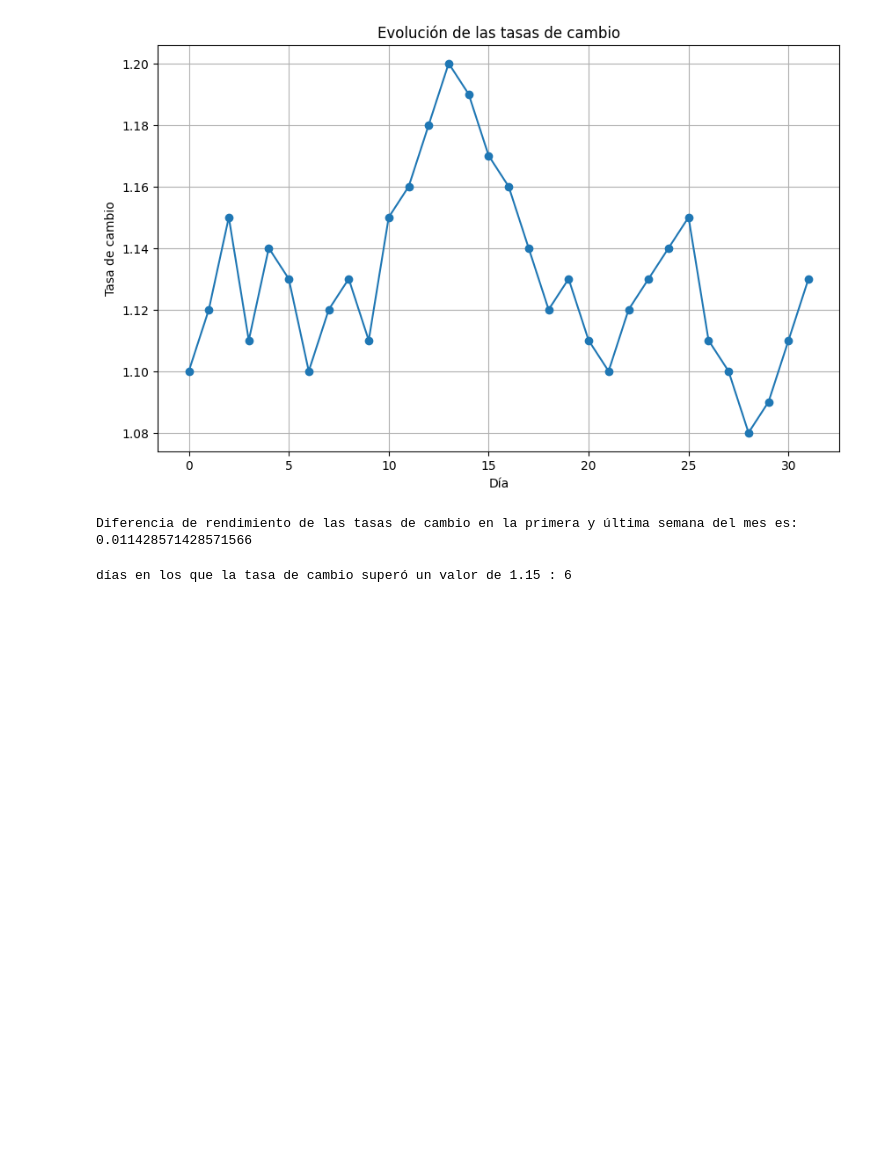
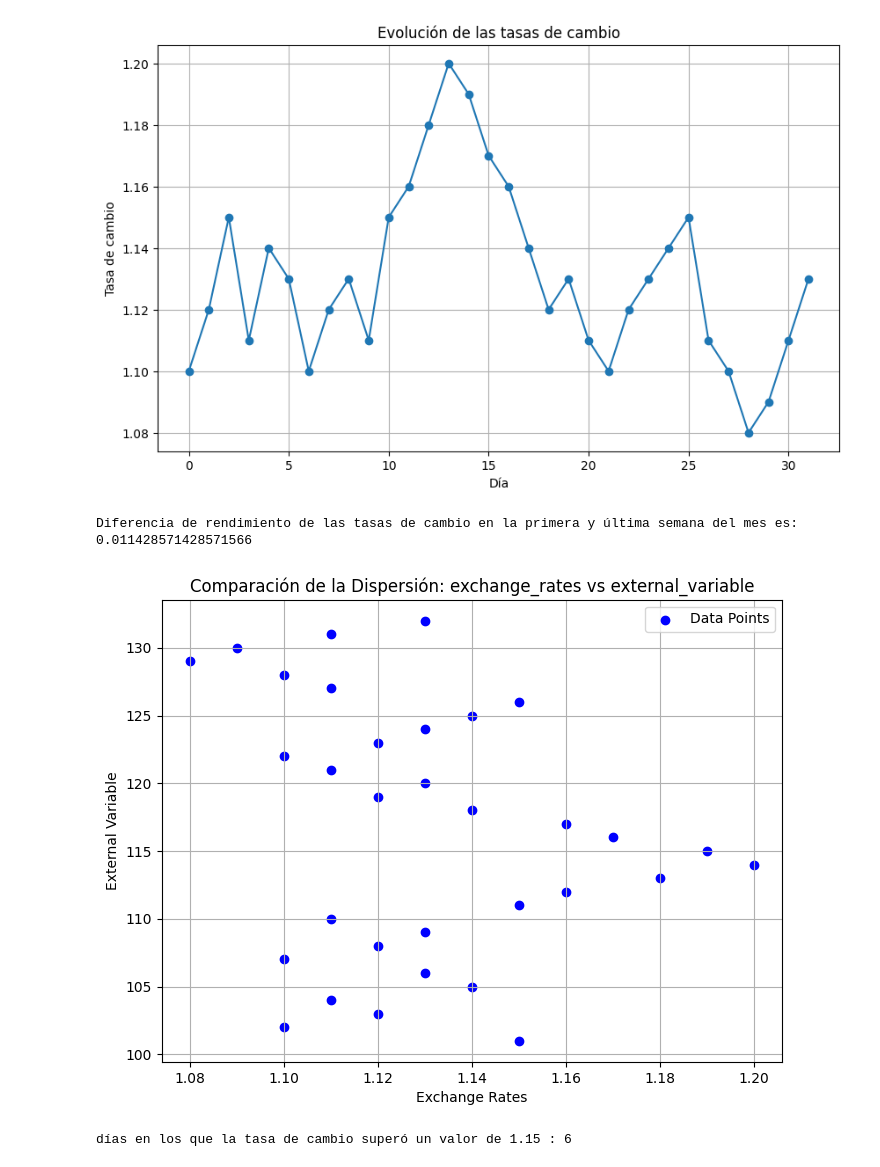
Before and after one commit to germanztz/data-science-uoc-curso, a Jupyter notebook: laboratorios/lab_prov/numpy/numpy.ipynb, the cells around one changed output. Drawn from its saved outputs; the diff is of its cells as text; code cells hidden in the pictures; blank space fills up the shorter version.

```diff
--- a/laboratorios/lab_prov/numpy/numpy.ipynb
+++ b/laboratorios/lab_prov/numpy/numpy.ipynb
@@ -158,6 +158,22 @@ Diferencia de rendimiento de las tasas de cambio en la primera y última semana
 # %%
 
 # 8. Calcular la correlación de las tasas de cambio con respecto a una variable externa (por ejemplo, un índice económico).
+
+# Crear el scatterplot
+plt.figure(figsize=(8, 6))
+plt.scatter(exchange_rates, external_variable[:-1], color='blue', label='Data Points')
+
+# Etiquetas y título
+plt.title('Comparación de la Dispersión: exchange_rates vs external_variable')
+plt.xlabel('Exchange Rates')
+plt.ylabel('External Variable')
+
+# Mostrar gráfico
+plt.legend()
+plt.grid(True)
+plt.show()
+# %% [output]
+[figure, added]
 # %%
 
 # 9. Determinar el número de días en los que la tasa de cambio superó un valor específico (por ejemplo, 1.15).
```
